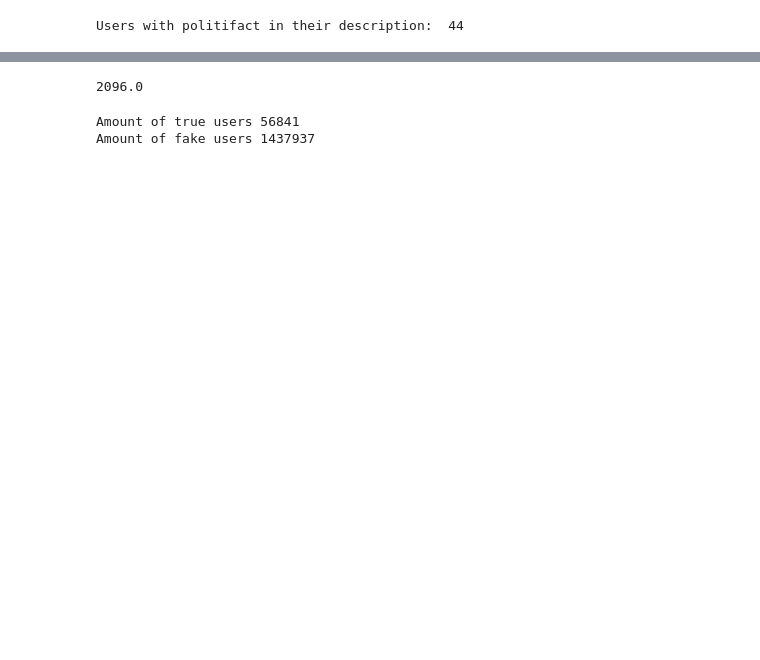
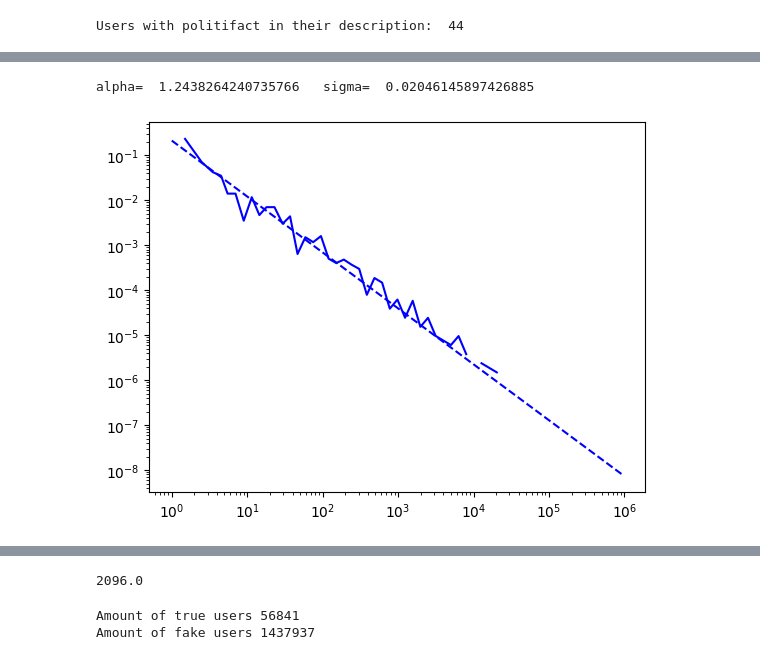
Before and after one commit to lrnz-asnprs/tweet-collector, a Jupyter notebook: fake_collector/notebooks/laurenz_notebook.ipynb, the cells around one changed output, grey strips where cells are left out. Drawn from its saved outputs; the diff is of its cells as text; code cells hidden in the pictures; blank space fills up the shorter version.

Commit message:
plots

```diff
--- a/fake_collector/notebooks/laurenz_notebook.ipynb
+++ b/fake_collector/notebooks/laurenz_notebook.ipynb
@@ -63,3 +43,9 @@ users_object = user_profile_collector.load_users_profiles_as_dict()
 # %%
 # Add the labeled tweet count to the user df
 user_df['labeled_tweet_count'] = user_df.apply(lambda x: len(users_object.get(x['user_id']).get_all_true_tweets_retweets()) + len(users_object.get(x['user_id']).get_all_false_tweets_retweets()), axis=1)
+# %%
+user_labeled_tweets = user_df.groupby('labeled_tweet_count').agg({'user_id':'count'})
+user_labeled_tweets.reset_index(inplace=True)
+# %%
+# Labeled tweets
+user_labeled_tweets = user_labeled_tweets[user_labeled_tweets['labeled_tweet_count'] > 0]
@@ -65,0 +66,11 @@ user_df['labeled_tweet_count'] = user_df.apply(lambda x: len(users_object.get(x[
+# %%
+import powerlaw
+
+fit = powerlaw.Fit(user_labeled_tweets['user_id'],xmin=1,discrete=True)
+fit.power_law.plot_pdf( color= 'b',linestyle='--',label='fit ccdf')
+fit.plot_pdf( color= 'b')
+
+print('alpha= ',fit.power_law.alpha,'  sigma= ',fit.power_law.sigma)
+# %% [output]
+alpha=  1.2438264240735766   sigma=  0.02046145897426885
+[figure, added]
```
Also changed, not shown: parts of 9 cells of this notebook, 27 other files.
